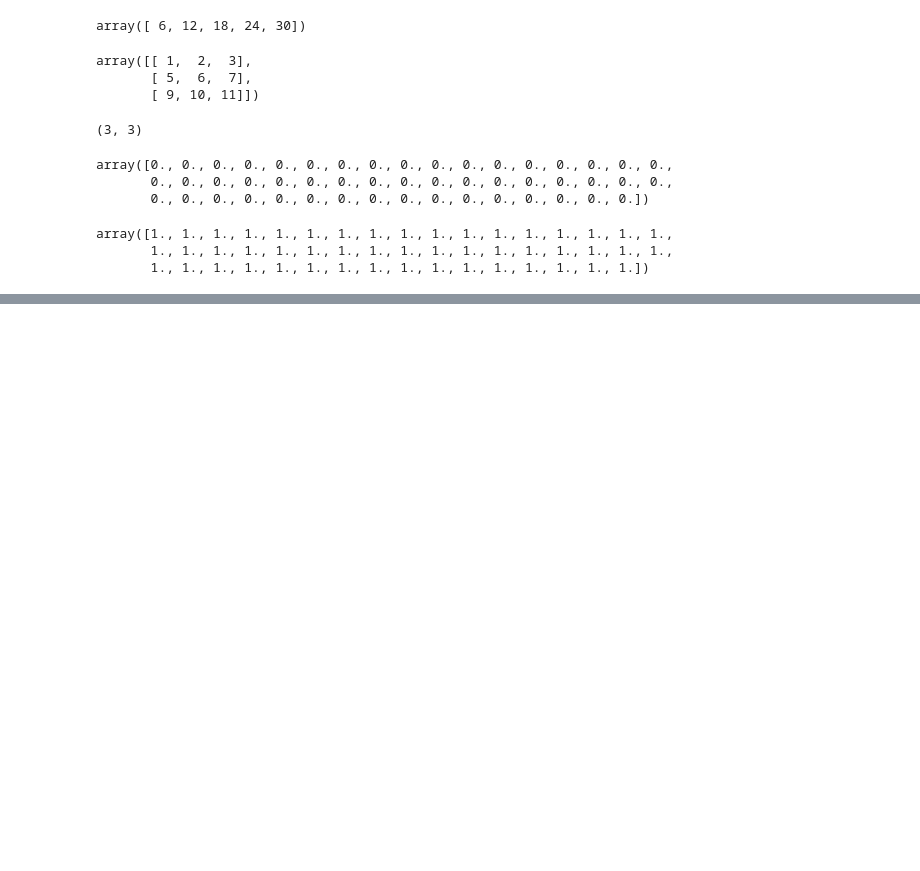
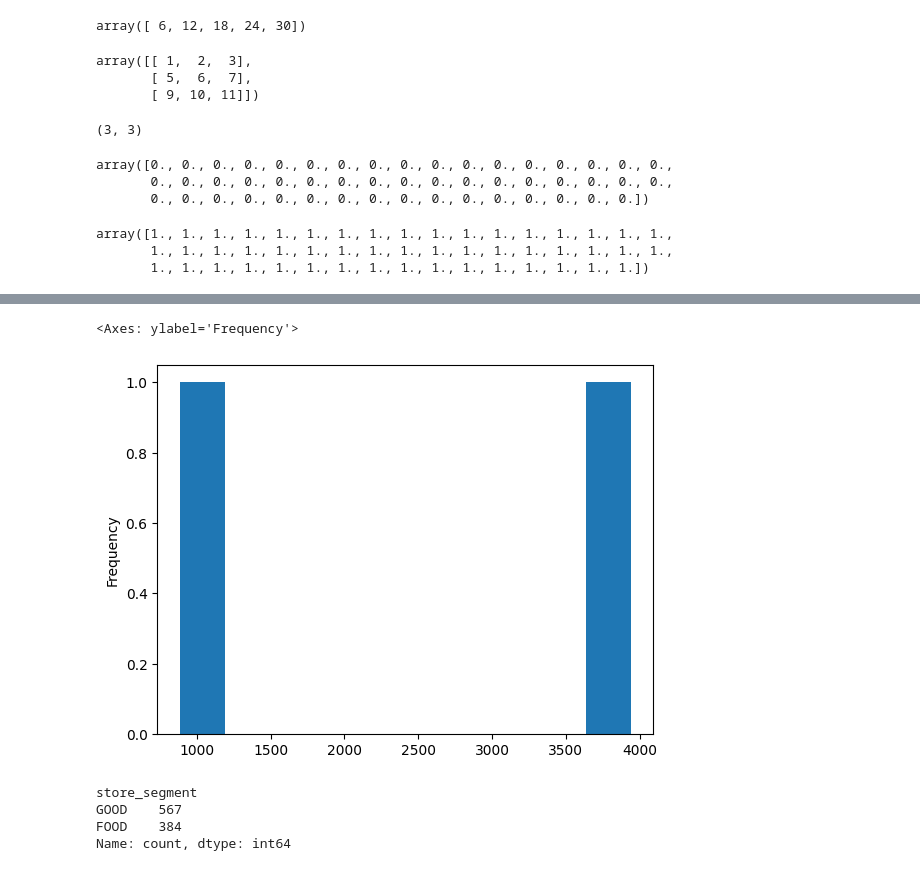
Before and after one commit to AnaCristina1972/aranoua, a Jupyter notebook: Introdução ML/aula_01.ipynb, the cells around one changed output, grey strips where cells are left out. Saved outputs shown, nothing was run; the diff lists cells and outputs as text; code cells hidden in the pictures; blank space fills up the shorter version.

```diff
--- a/Introdução ML/aula_01.ipynb
+++ b/Introdução ML/aula_01.ipynb
@@ -78,0 +130,3 @@ array([1., 1., 1., 1., 1., 1., 1., 1., 1., 1., 1., 1., 1., 1., 1., 1., 1.,
+# %%
+df_driv=pd.read_csv(path+'drivers.csv',encoding="ISO-8859-1")
+df_driv.shape
@@ -78,0 +257,12 @@ array([1., 1., 1., 1., 1., 1., 1., 1., 1., 1., 1., 1., 1., 1., 1., 1., 1.,
+# %%
+df_driv_hist.plot.hist()
+# %% [output]
+<Axes: ylabel='Frequency'>
+[figure, added]
+# %%
+df_sto.store_segment.value_counts()
+# %% [output]
+store_segment
+GOOD    567
+FOOD    384
+Name: count, dtype: int64
```
Also changed, not shown: parts of 41 cells of this notebook.
